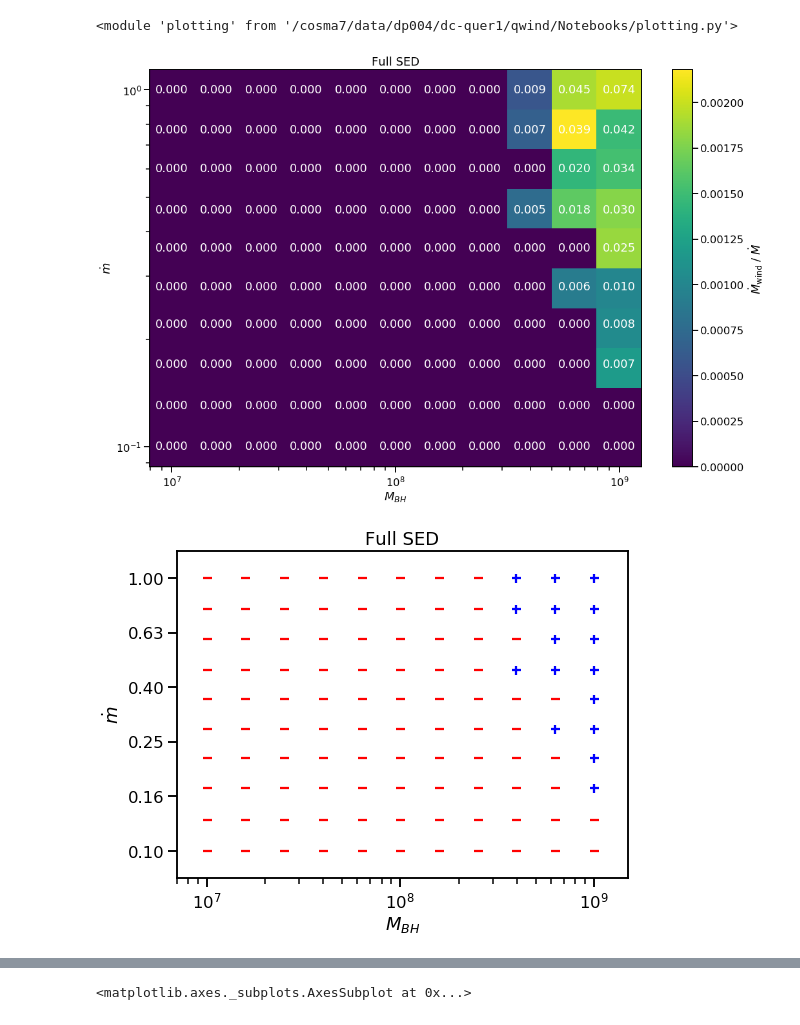
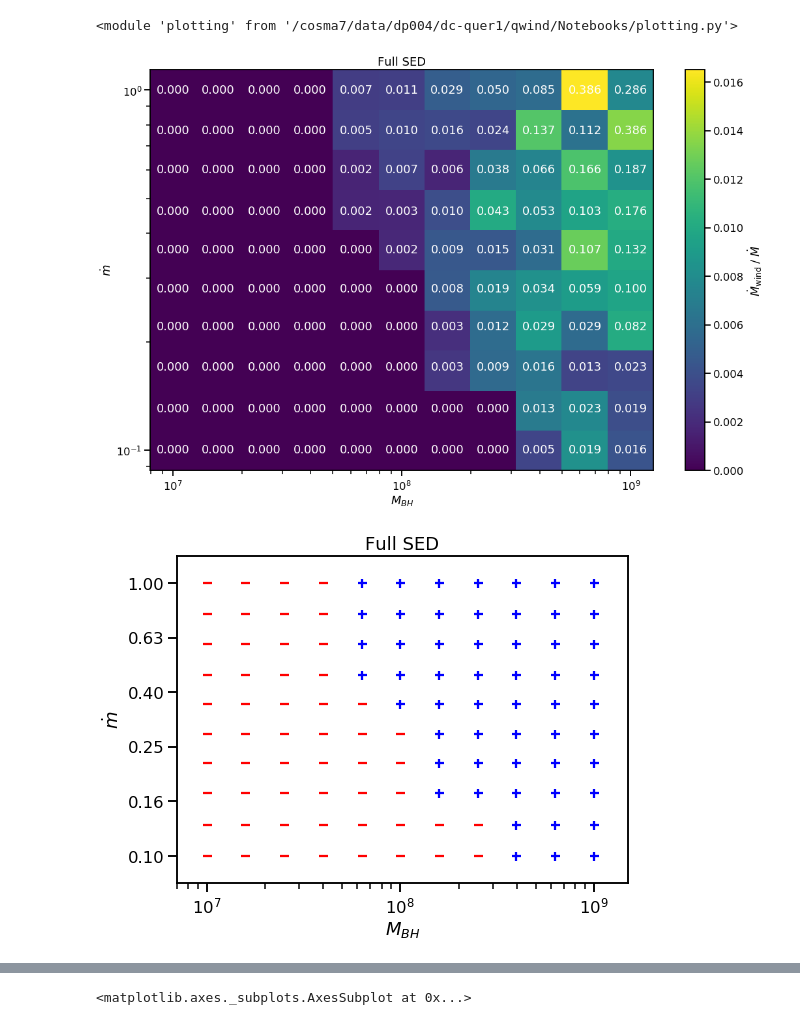
Before and after one commit to arnauqb/qwind, a Jupyter notebook: Notebooks/0_read_grid_data.ipynb, the cells around one changed output, grey strips where cells are left out. Drawn from its saved outputs; the diff is of its cells as text; code cells hidden in the pictures.

```diff
--- a/Notebooks/0_read_grid_data.ipynb
+++ b/Notebooks/0_read_grid_data.ipynb
@@ -17,12 +17,12 @@ importlib.reload(plotting)
 # %% [output]
 <module 'plotting' from '/cosma7/data/dp004/dc-quer1/qwind/Notebooks/plotting.py'>
 # %%
-GRID_FOLDER = "../qsosed/rho_1e08/"
+GRID_FOLDER = "../qsosed/rho_2e08/"
 fig, ax = plotting.plot_mloss_grid(GRID_FOLDER, title = "Full SED")
 #fig.savefig("full_sed.png", dpi = 200, bbox_to_inches = "tight")
 fig, ax = plotting.plot_cross_grid(GRID_FOLDER, title = "Full SED")
 #fig.savefig("full_sed_grid.png", dpi = 200, bbox_to_inches = "tight")
 # %% [output]
-[figure, old version]
+[figure, new version]
-[figure, old version]
+[figure, new version]
 # %%
```
Also changed, not shown: parts of 1 cell of this notebook, 3 other files.
